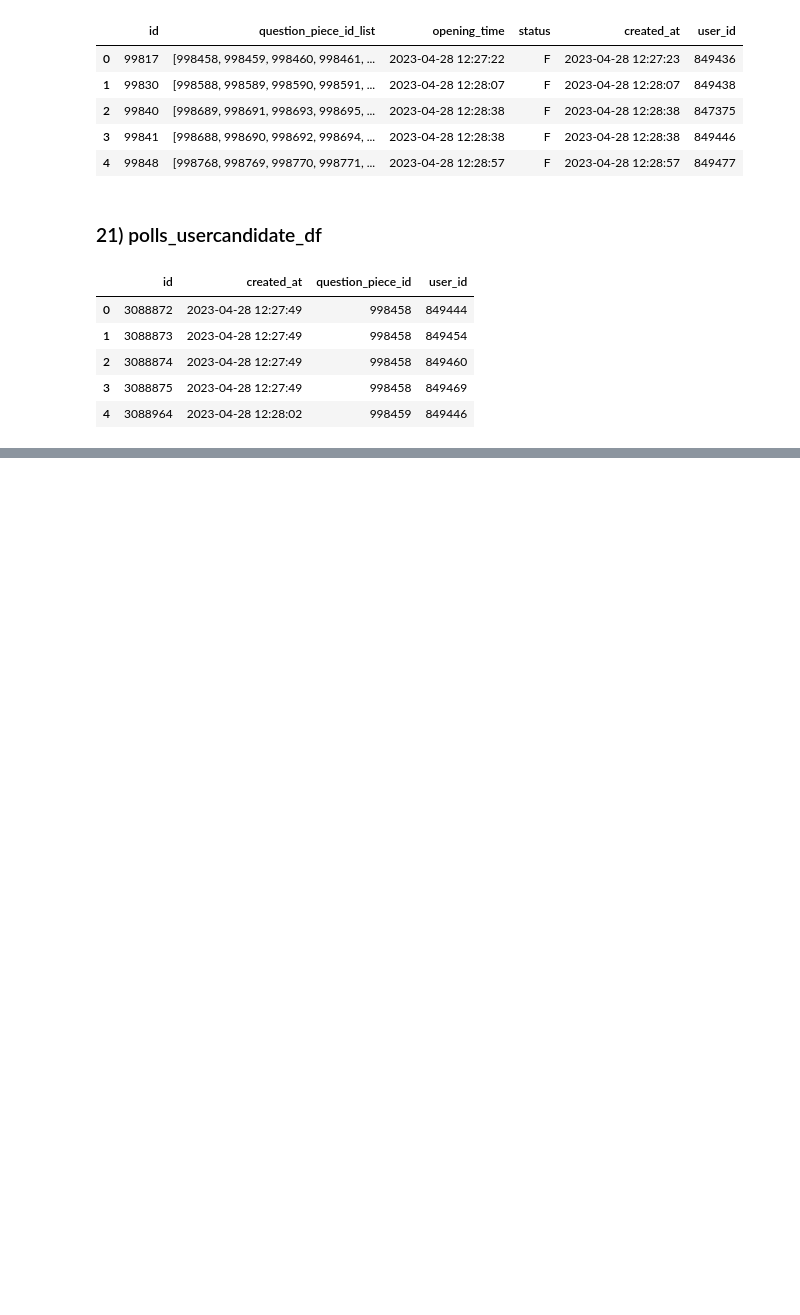
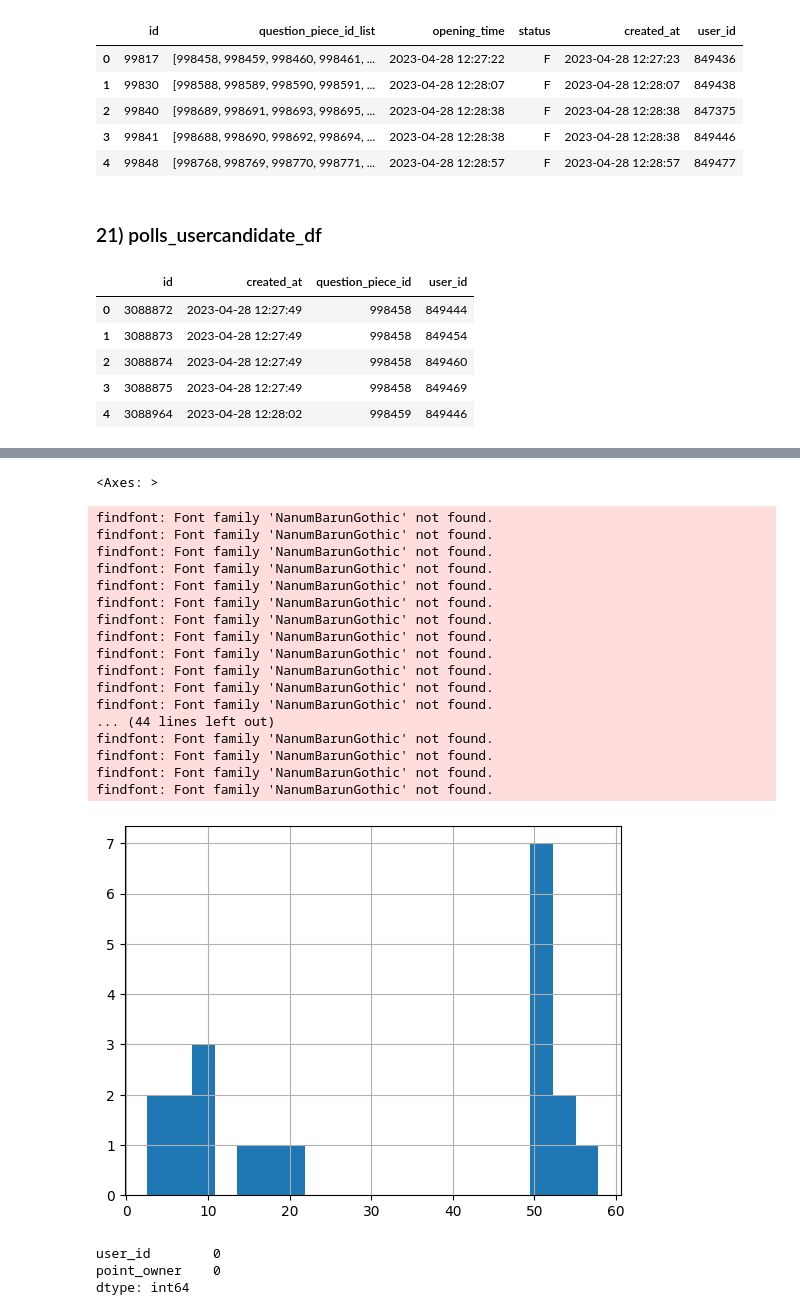
Before and after one commit to goheejieuri/final_project_team3, a Jupyter notebook: preprocessingmnsyeon.ipynb, the cells around one changed output, grey strips where cells are left out. Drawn from its saved outputs; the diff is of its cells as text; code cells hidden in the pictures; blank space fills up the shorter version.

```diff
--- a/preprocessingmnsyeon.ipynb
+++ b/preprocessingmnsyeon.ipynb
@@ -387,0 +917,28 @@ polls_usercandidate_df.head()
+# %%
+event_info_df[event_info_df['title'] == '예고 영상 기대평 이벤트']['delay_in_days'].hist(bins=20)
+# %% [output]
+<Axes: >
+findfont: Font family 'NanumBarunGothic' not found.
+findfont: Font family 'NanumBarunGothic' not found.
+findfont: Font family 'NanumBarunGothic' not found.
+findfont: Font family 'NanumBarunGothic' not found.
+findfont: Font family 'NanumBarunGothic' not found.
+findfont: Font family 'NanumBarunGothic' not found.
+findfont: Font family 'NanumBarunGothic' not found.
+findfont: Font family 'NanumBarunGothic' not found.
+findfont: Font family 'NanumBarunGothic' not found.
+findfont: Font family 'NanumBarunGothic' not found.
+findfont: Font family 'NanumBarunGothic' not found.
+findfont: Font family 'NanumBarunGothic' not found.
+... (44 lines left out)
+findfont: Font family 'NanumBarunGothic' not found.
+findfont: Font family 'NanumBarunGothic' not found.
+findfont: Font family 'NanumBarunGothic' not found.
+findfont: Font family 'NanumBarunGothic' not found.
+[figure, added]
+# %%
+print(vote_point_df[['user_id', 'point_owner']].isna().sum())
+# %% [output]
+user_id        0
+point_owner    0
+dtype: int64
```
Also changed, not shown: parts of 174 cells of this notebook, 1 other file.
